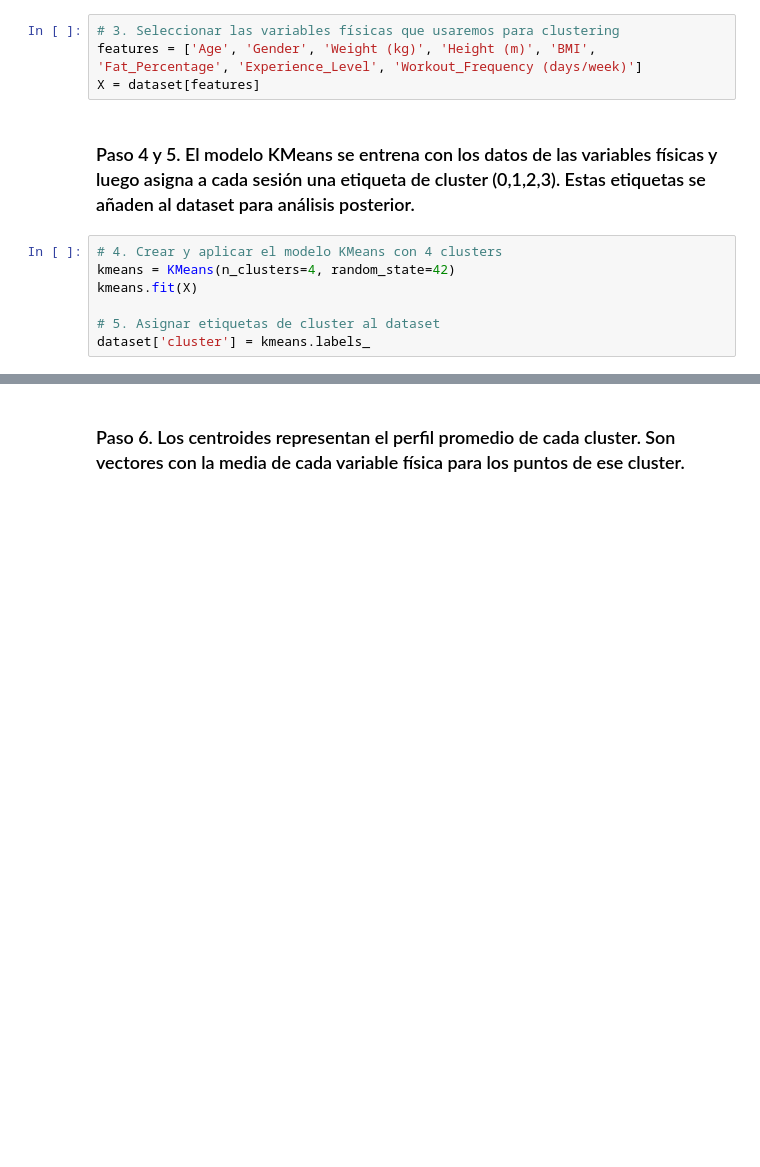
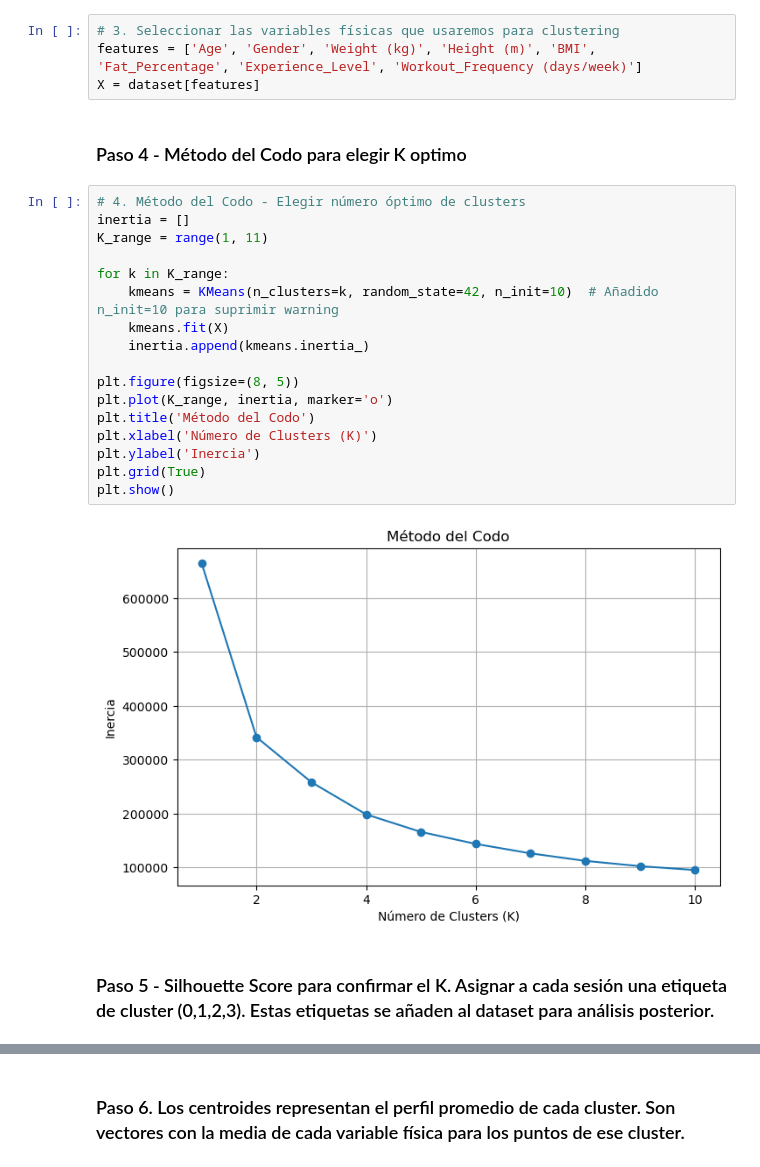
Before and after one commit to carlyg7/TFG, a Jupyter notebook: clustering.ipynb, the cells around one changed output, grey strips where cells are left out. Drawn from its saved outputs; the diff is of its cells as text; blank space fills up the shorter version.

Commit message:
ampliacion cluster

```diff
--- a/clustering.ipynb
+++ b/clustering.ipynb
@@ -16,12 +23,26 @@ dataset = pd.read_csv('archivo_gym_members_exercise_tracking_version2.csv')
 # 3. Seleccionar las variables físicas que usaremos para clustering
 features = ['Age', 'Gender', 'Weight (kg)', 'Height (m)', 'BMI', 'Fat_Percentage', 'Experience_Level', 'Workout_Frequency (days/week)']
 X = dataset[features]
-# %% [markdown]
-### Paso 4 y 5. El modelo KMeans se entrena con los datos de las variables físicas y luego asigna a cada sesión una etiqueta de cluster (0,1,2,3). Estas etiquetas se añaden al dataset para análisis posterior.
-# %%
-# 4. Crear y aplicar el modelo KMeans con 4 clusters
-kmeans = KMeans(n_clusters=4, random_state=42)
-kmeans.fit(X)
-
-# 5. Asignar etiquetas de cluster al dataset
-dataset['cluster'] = kmeans.labels_
+# %% [markdown]
+### Paso 4 - Método del Codo para elegir K optimo
+# %%
+# 4. Método del Codo - Elegir número óptimo de clusters
+inertia = []
+K_range = range(1, 11)
+
+for k in K_range:
+    kmeans = KMeans(n_clusters=k, random_state=42, n_init=10)  # Añadido n_init=10 para suprimir warning
+    kmeans.fit(X)
+    inertia.append(kmeans.inertia_)
+
+plt.figure(figsize=(8, 5))
+plt.plot(K_range, inertia, marker='o')
+plt.title('Método del Codo')
+plt.xlabel('Número de Clusters (K)')
+plt.ylabel('Inercia')
+plt.grid(True)
+plt.show()
+# %% [output]
+[figure, added]
+# %% [markdown]
+### Paso 5 - Silhouette Score para confirmar el K. Asignar a cada sesión una etiqueta de cluster (0,1,2,3). Estas etiquetas se añaden al dataset para análisis posterior.
```
Also changed, not shown: parts of 13 cells of this notebook.
